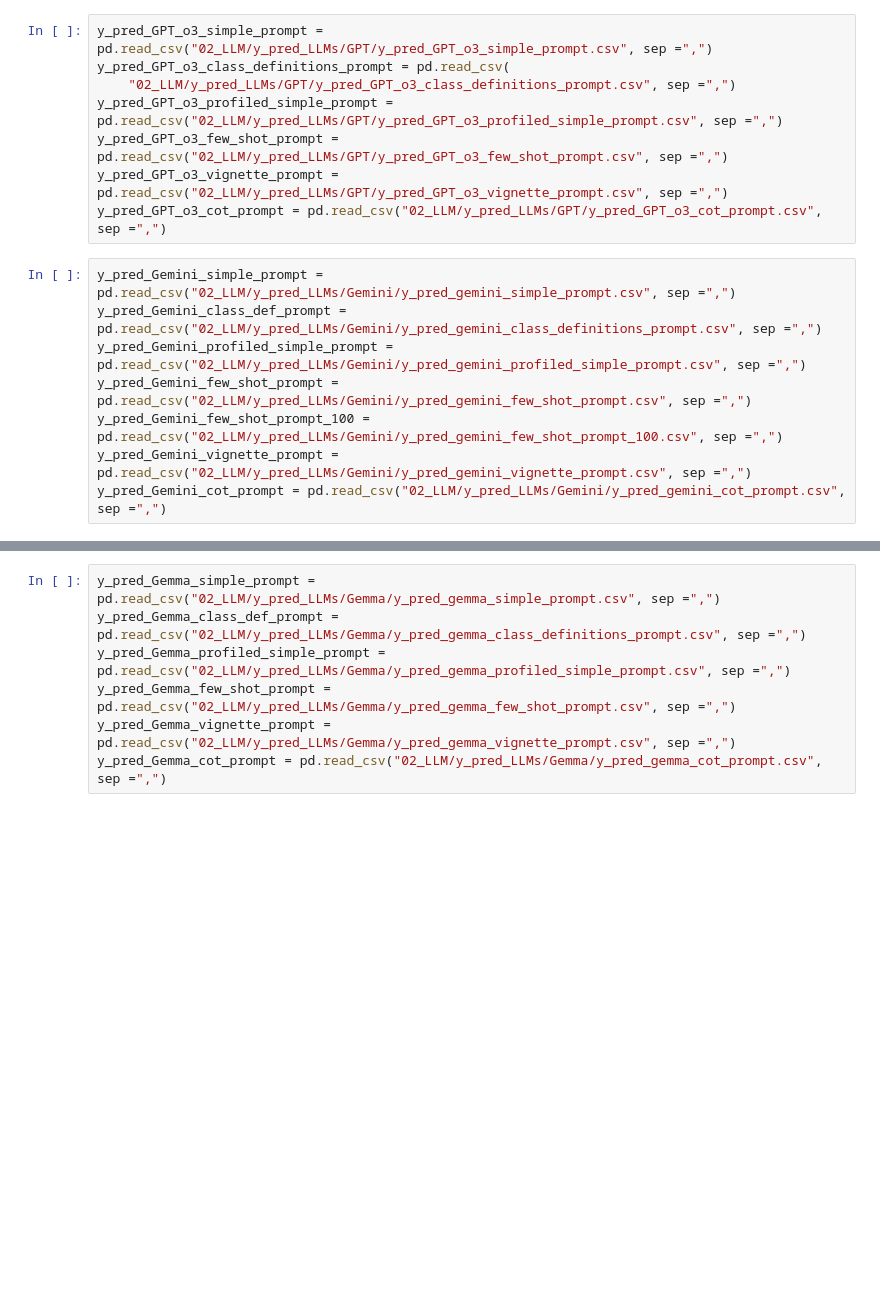
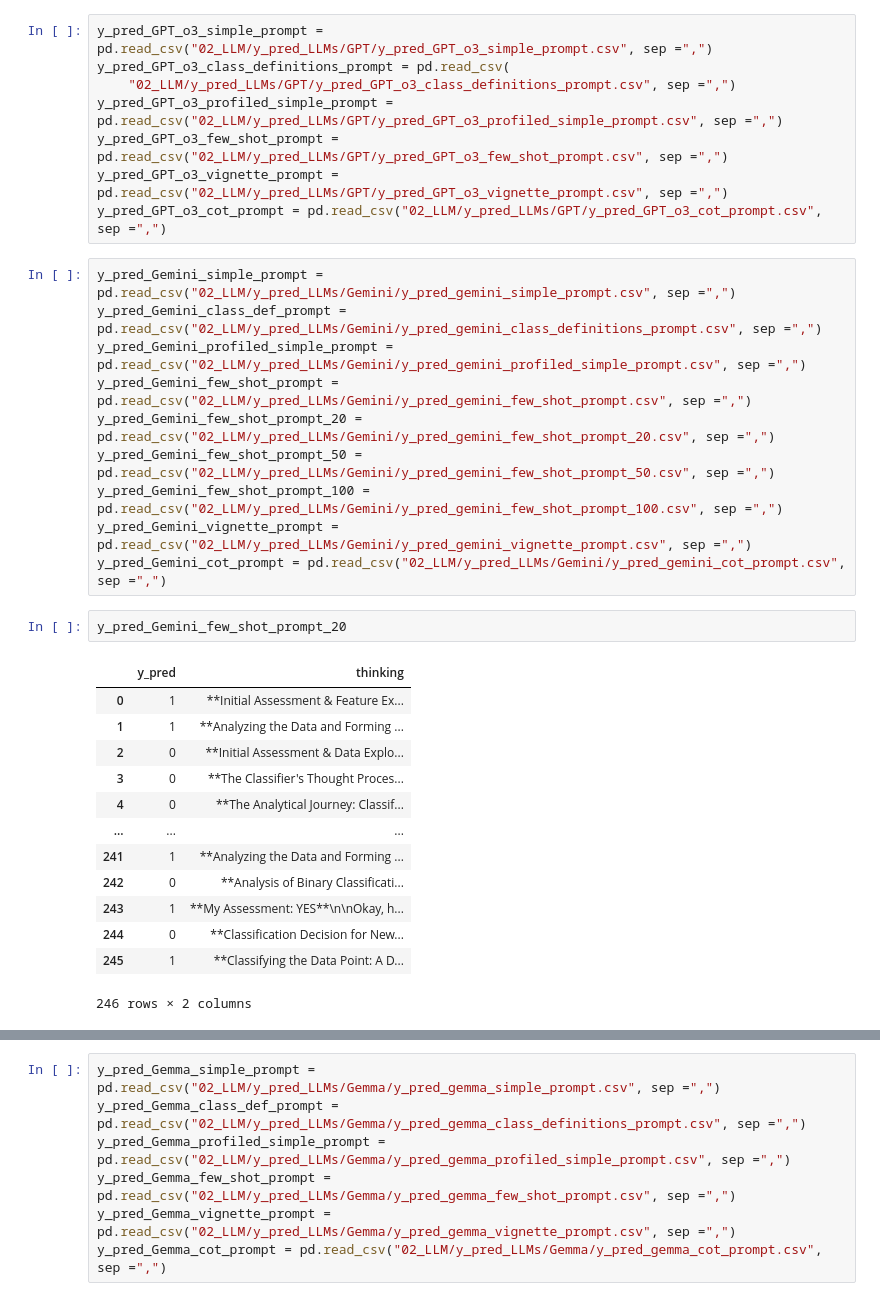
Before and after one commit to kimmizi/master_thesis, a Jupyter notebook: exp/05_Evaluation_Performance.ipynb, the cells around one changed output, grey strips where cells are left out. Drawn from its saved outputs; the diff is of its cells as text; blank space fills up the shorter version.

Commit message:
Running Gemini many shot prompts 20 and 50

```diff
--- a/exp/05_Evaluation_Performance.ipynb
+++ b/exp/05_Evaluation_Performance.ipynb
@@ -61,6 +61,24 @@ y_pred_Gemini_simple_prompt = pd.read_csv("02_LLM/y_pred_LLMs/Gemini/y_pred_gemi
 y_pred_Gemini_class_def_prompt = pd.read_csv("02_LLM/y_pred_LLMs/Gemini/y_pred_gemini_class_definitions_prompt.csv", sep =",")
 y_pred_Gemini_profiled_simple_prompt = pd.read_csv("02_LLM/y_pred_LLMs/Gemini/y_pred_gemini_profiled_simple_prompt.csv", sep =",")
 y_pred_Gemini_few_shot_prompt = pd.read_csv("02_LLM/y_pred_LLMs/Gemini/y_pred_gemini_few_shot_prompt.csv", sep =",")
+y_pred_Gemini_few_shot_prompt_20 = pd.read_csv("02_LLM/y_pred_LLMs/Gemini/y_pred_gemini_few_shot_prompt_20.csv", sep =",")
+y_pred_Gemini_few_shot_prompt_50 = pd.read_csv("02_LLM/y_pred_LLMs/Gemini/y_pred_gemini_few_shot_prompt_50.csv", sep =",")
 y_pred_Gemini_few_shot_prompt_100 = pd.read_csv("02_LLM/y_pred_LLMs/Gemini/y_pred_gemini_few_shot_prompt_100.csv", sep =",")
 y_pred_Gemini_vignette_prompt = pd.read_csv("02_LLM/y_pred_LLMs/Gemini/y_pred_gemini_vignette_prompt.csv", sep =",")
 y_pred_Gemini_cot_prompt = pd.read_csv("02_LLM/y_pred_LLMs/Gemini/y_pred_gemini_cot_prompt.csv", sep =",")
+# %%
+y_pred_Gemini_few_shot_prompt_20
+# %% [output]
+|  | y_pred | thinking |
+| 0 | 1 | **Initial Assessment & Feature Ex... |
+| 1 | 1 | **Analyzing the Data and Forming ... |
+| 2 | 0 | **Initial Assessment & Data Explo... |
+| 3 | 0 | **The Classifier's Thought Proces... |
+| 4 | 0 | **The Analytical Journey: Classif... |
+| ... | ... | ... |
+| 241 | 1 | **Analyzing the Data and Forming ... |
+| 242 | 0 | **Analysis of Binary Classificati... |
+| 243 | 1 | **My Assessment: YES**\n\nOkay, h... |
+| 244 | 0 | **Classification Decision for New... |
+| 245 | 1 | **Classifying the Data Point: A D... |
+246 rows × 2 columns
```
Also changed, not shown: parts of 2 cells of this notebook, 7 other files.
